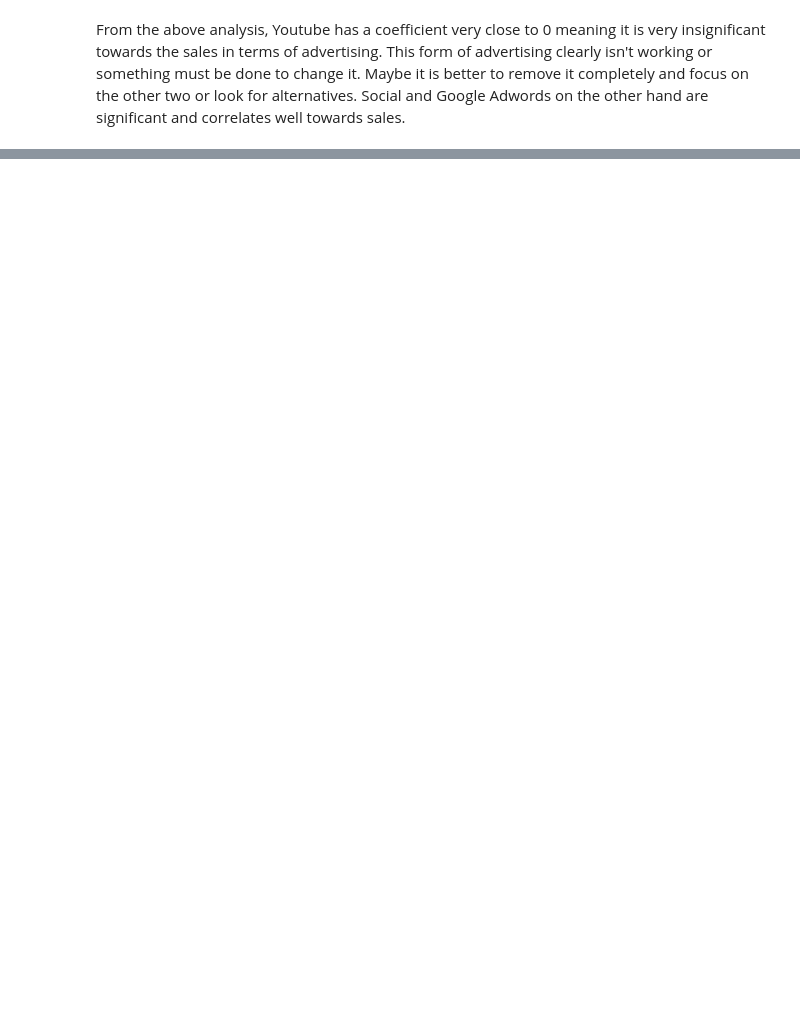
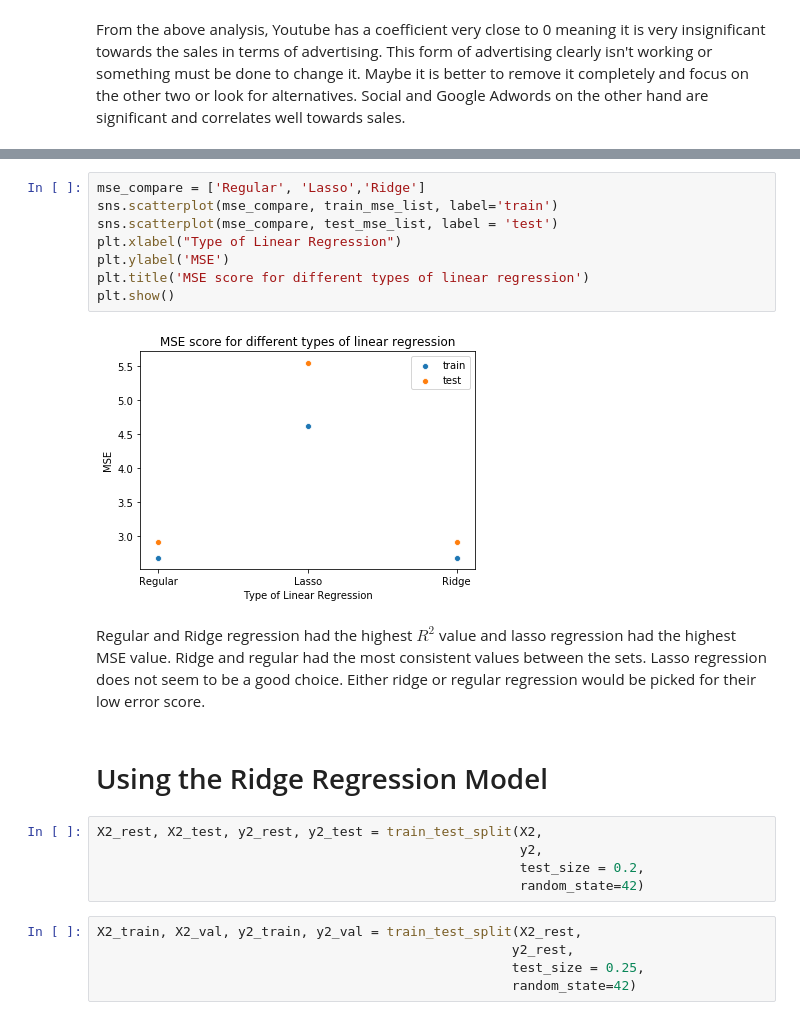
Before and after one commit to Bawnd/Unit_1_repo, a Jupyter notebook: Advertising Project.ipynb, the cells around one changed output, grey strips where cells are left out. Drawn from its saved outputs; the diff is of its cells as text; blank space fills up the shorter version.

```diff
--- a/Advertising Project.ipynb
+++ b/Advertising Project.ipynb
@@ -393,0 +652,24 @@ From the above analysis, Youtube has a coefficient very close to 0 meaning it is
+# %%
+mse_compare = ['Regular', 'Lasso','Ridge']
+sns.scatterplot(mse_compare, train_mse_list, label='train')
+sns.scatterplot(mse_compare, test_mse_list, label = 'test')
+plt.xlabel("Type of Linear Regression")
+plt.ylabel('MSE')
+plt.title('MSE score for different types of linear regression')
+plt.show()
+# %% [output]
+[figure, added]
+# %% [markdown]
+Regular and Ridge regression had the highest $R^2$ value and lasso regression had the highest MSE value. Ridge and regular had the most consistent values between the sets. Lasso regression does not seem to be a good choice. Either ridge or regular regression would be picked for their low error score.
+# %% [markdown]
+# Using the Ridge Regression Model
+# %%
+X2_rest, X2_test, y2_rest, y2_test = train_test_split(X2,
+                                                      y2,
+                                                      test_size = 0.2,
+                                                      random_state=42)
+# %%
+X2_train, X2_val, y2_train, y2_val = train_test_split(X2_rest,
+                                                     y2_rest,
+                                                     test_size = 0.25,
+                                                     random_state=42)
```
Also changed, not shown: parts of 76 cells of this notebook.
